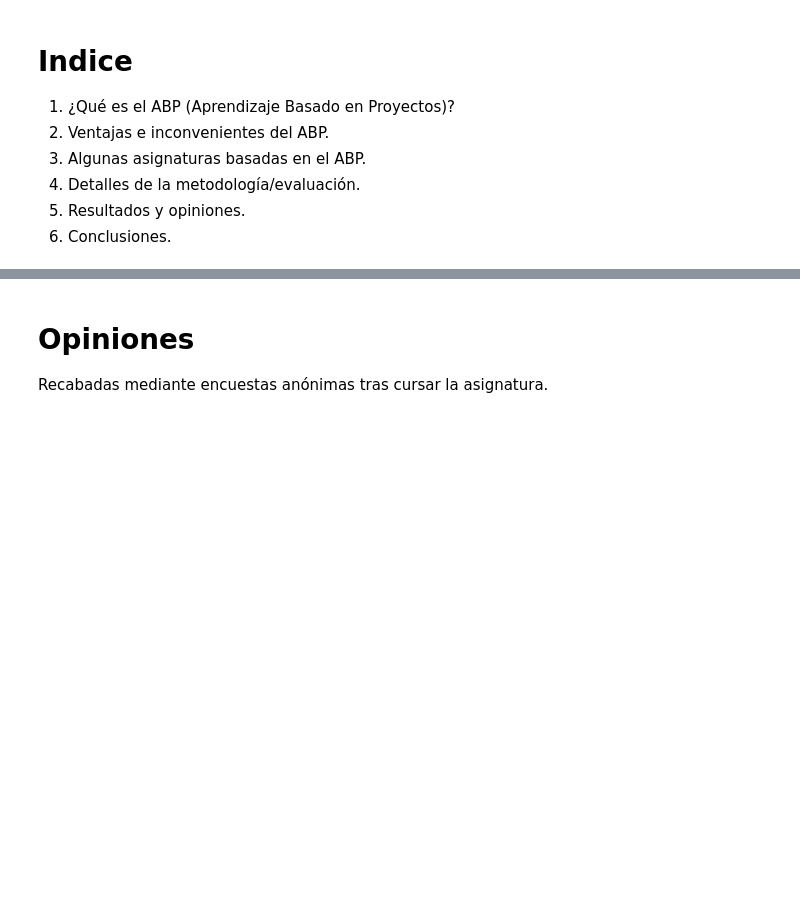
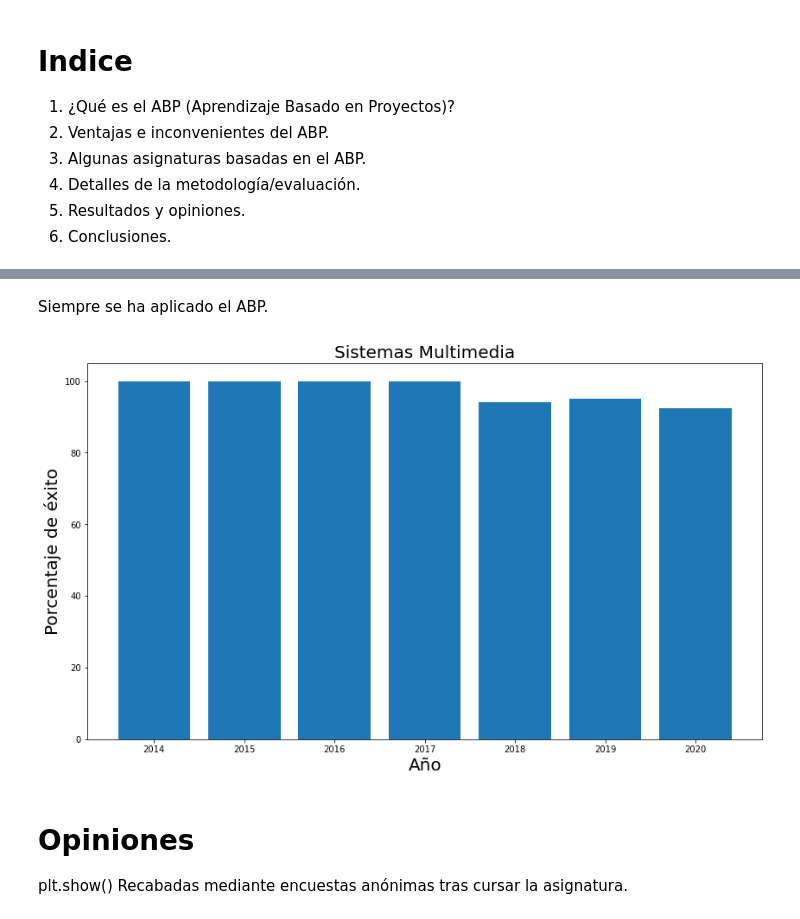
Before and after one commit to vicente-gonzalez-ruiz/ABP_ECA, a Jupyter notebook: transparencias.ipynb, the cells around one changed output, grey strips where cells are left out. Drawn from its saved outputs; the diff is of its cells as text; code cells hidden in the pictures; blank space fills up the shorter version.

```diff
--- a/transparencias.ipynb
+++ b/transparencias.ipynb
@@ -65,4 +197,23 @@ En la UAL (Universidad de Almería) actualmente se imparten según la metodolog
+# %% [markdown]
+Siempre se ha aplicado el ABP.
+# %%
+years = np.array([*matriculados.keys()])
+matric = np.array([*matriculados.values()])
+frac = np.array([*fracasos.values()])
+success = 100*(matric-frac)/matric
+
+plt.figure(figsize=(14, 8))
+plt.title("Sistemas Multimedia", fontsize=20)
+plt.bar(years, success)
+plt.xlabel("Año", fontsize=20)
+plt.ylabel("Porcentaje de éxito", fontsize=20)
+plt.xticks(ticks=2014 + np.arange(7).astype(np.int16))
+#plt.legend()
+plt.show()
+# %% [output]
+[figure, added]
 # %% [markdown]
 # Opiniones
 
+plt.show()
 Recabadas mediante encuestas anónimas tras cursar la asignatura.
```
Also changed, not shown: parts of 19 cells of this notebook, 1 other file.
